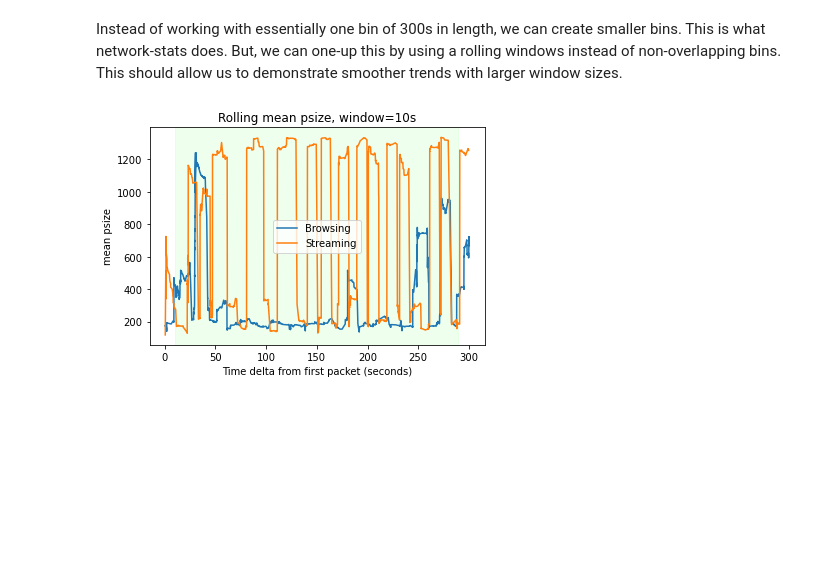
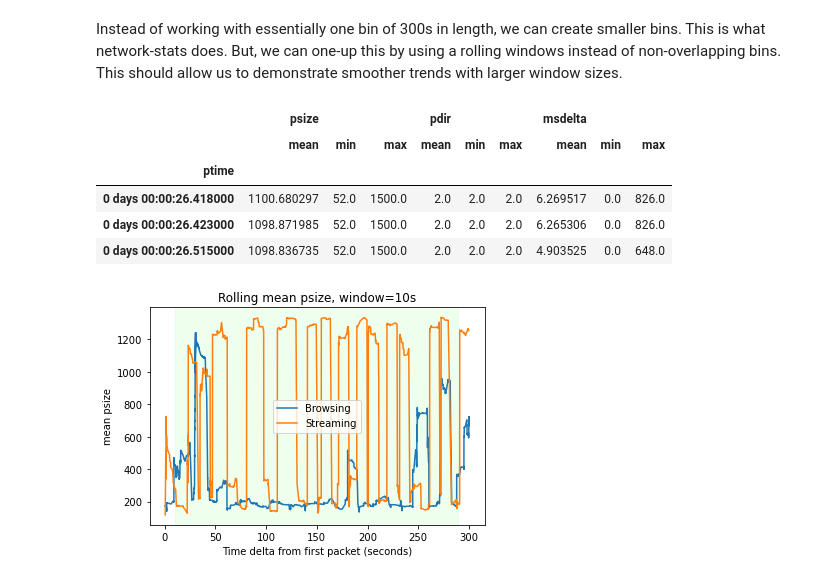
Before and after one commit to parkeraddison/flowpic-replication, a Jupyter notebook: notebooks/3_cleaning-and-features.ipynb, the cells around one changed output. Drawn from its saved outputs; the diff is of its cells as text; code cells hidden in the pictures; blank space fills up the shorter version.

```diff
--- a/notebooks/3_cleaning-and-features.ipynb
+++ b/notebooks/3_cleaning-and-features.ipynb
@@ -423,6 +423,15 @@ ds = filters(fs, download_pkts)
 ### Rolling window statistics
 # %% [markdown]
 Instead of working with essentially one bin of 300s in length, we can create smaller bins. This is what network-stats does. But, we can one-up this by using a rolling windows instead of non-overlapping bins. This should allow us to demonstrate smoother trends with larger window sizes.
+# %%
+ds.rolling('10s').agg(['mean', 'min', 'max']).iloc[600:603]
+# %% [output]
+|  | psize |  |  | pdir |  |  | msdelta |  |  |
+|  | mean | min | max | mean | min | max | mean | min | max |
+| ptime |  |  |  |  |  |  |  |  |  |
+| 0 days 00:00:26.418000 | 1100.680297 | 52.0 | 1500.0 | 2.0 | 2.0 | 2.0 | 6.269517 | 0.0 | 826.0 |
+| 0 days 00:00:26.423000 | 1098.871985 | 52.0 | 1500.0 | 2.0 | 2.0 | 2.0 | 6.265306 | 0.0 | 826.0 |
+| 0 days 00:00:26.515000 | 1098.836735 | 52.0 | 1500.0 | 2.0 | 2.0 | 2.0 | 4.903525 | 0.0 | 648.0 |
 # %%
 def compare_rolling(browse, stream, col, seconds, stat='mean', filts=[],
                     ax=None, title=None, xlabel=None, ylabel=None, legend=True):
```
Also changed, not shown: parts of 2 cells of this notebook.
